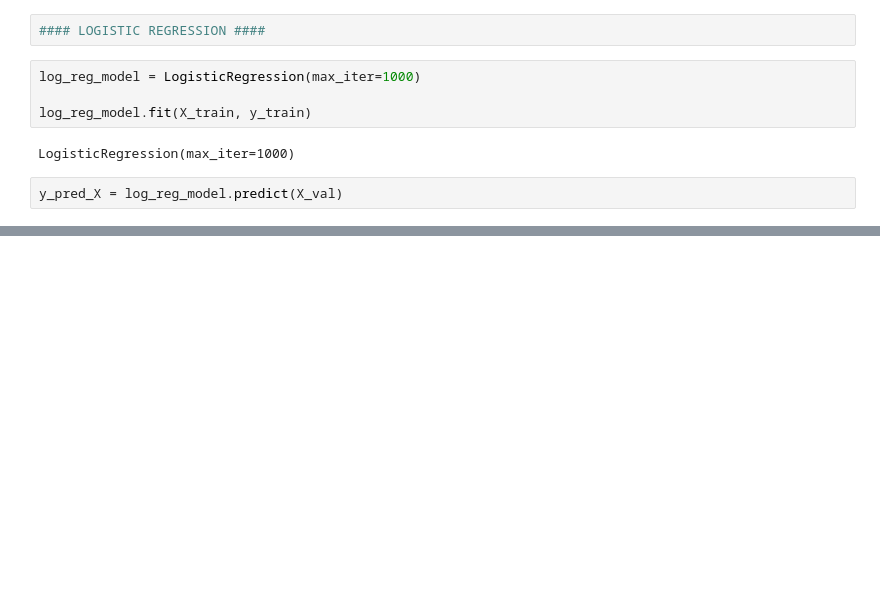
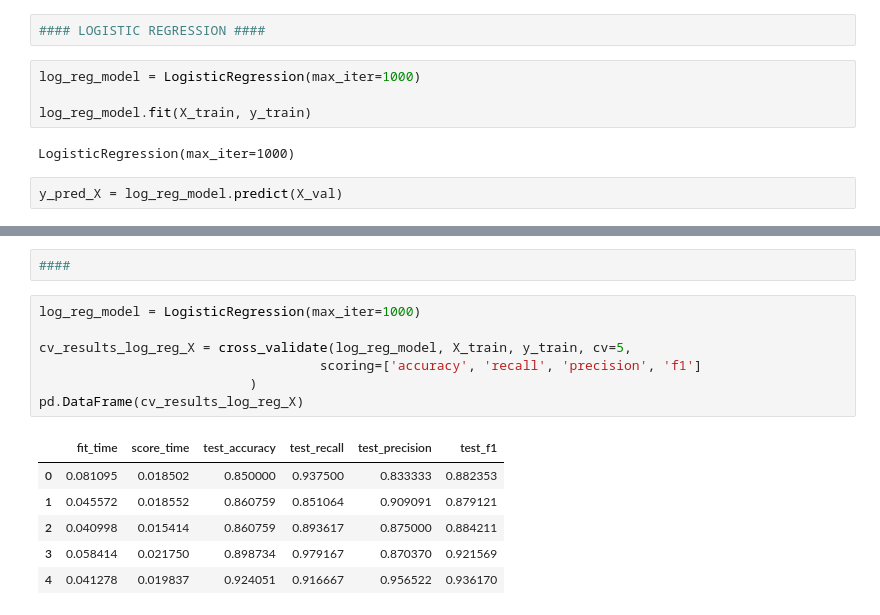
Before and after one commit to Klara-haas/brain_proteomics, a Jupyter notebook: model/model_notebook.ipynb, the cells around one changed output, grey strips where cells are left out. Cells and saved outputs as stored; diff of their text form; blank space fills up the shorter version.

Commit message:
data exploration

```diff
--- a/model/model_notebook.ipynb
+++ b/model/model_notebook.ipynb
@@ -2397,0 +2398,16 @@ disp.plot();
+# %%
+####
+# %%
+log_reg_model = LogisticRegression(max_iter=1000)
+
+cv_results_log_reg_X = cross_validate(log_reg_model, X_train, y_train, cv=5,
+                                    scoring=['accuracy', 'recall', 'precision', 'f1']
+                           )
+pd.DataFrame(cv_results_log_reg_X)
+# %% [output]
+|  | fit_time | score_time | test_accuracy | test_recall | test_precision | test_f1 |
+| 0 | 0.081095 | 0.018502 | 0.850000 | 0.937500 | 0.833333 | 0.882353 |
+| 1 | 0.045572 | 0.018552 | 0.860759 | 0.851064 | 0.909091 | 0.879121 |
+| 2 | 0.040998 | 0.015414 | 0.860759 | 0.893617 | 0.875000 | 0.884211 |
+| 3 | 0.058414 | 0.021750 | 0.898734 | 0.979167 | 0.870370 | 0.921569 |
+| 4 | 0.041278 | 0.019837 | 0.924051 | 0.916667 | 0.956522 | 0.936170 |
```
Also changed, not shown: parts of 40 cells of this notebook.
